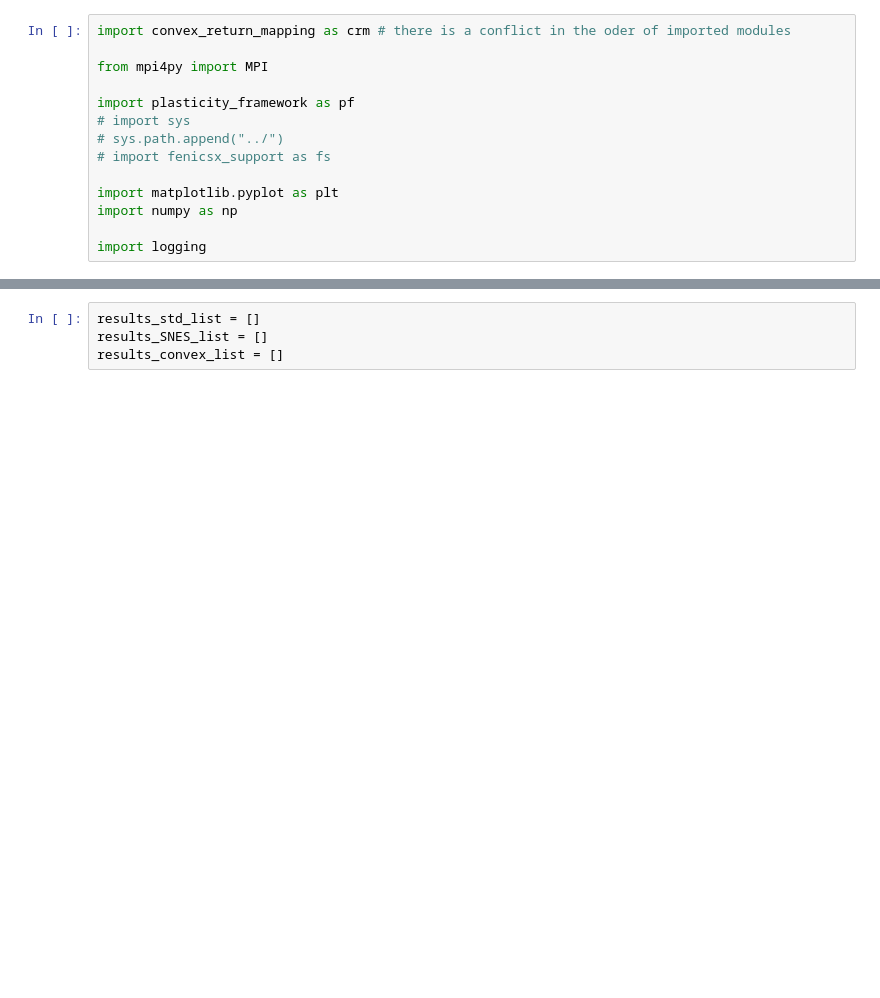
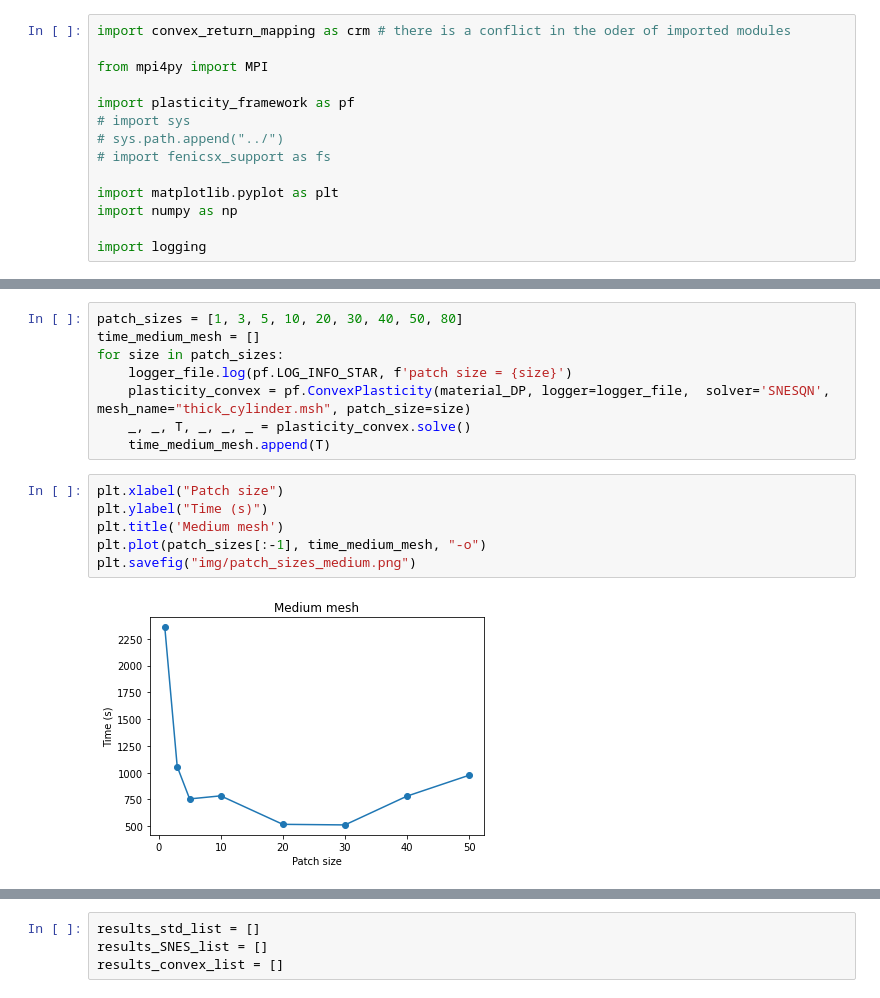
Before and after one commit to a-latyshev/convex-plasticity, a Jupyter notebook: optimisation/plasticity_analysis.ipynb, the cells around one changed output, grey strips where cells are left out. Drawn from its saved outputs; the diff is of its cells as text; blank space fills up the shorter version.

```diff
--- a/optimisation/plasticity_analysis.ipynb
+++ b/optimisation/plasticity_analysis.ipynb
@@ -160,0 +94,16 @@ plot_dsiplacement(p, results)
+# %%
+patch_sizes = [1, 3, 5, 10, 20, 30, 40, 50, 80]
+time_medium_mesh = []
+for size in patch_sizes:
+    logger_file.log(pf.LOG_INFO_STAR, f'patch size = {size}')
+    plasticity_convex = pf.ConvexPlasticity(material_DP, logger=logger_file,  solver='SNESQN', mesh_name="thick_cylinder.msh", patch_size=size)
+    _, _, T, _, _, _ = plasticity_convex.solve()
+    time_medium_mesh.append(T)
+# %%
+plt.xlabel("Patch size")
+plt.ylabel("Time (s)")
+plt.title('Medium mesh')
+plt.plot(patch_sizes[:-1], time_medium_mesh, "-o")
+plt.savefig("img/patch_sizes_medium.png")
+# %% [output]
+[figure, added]
```
Also changed, not shown: parts of 89 cells of this notebook, 10 other files.
